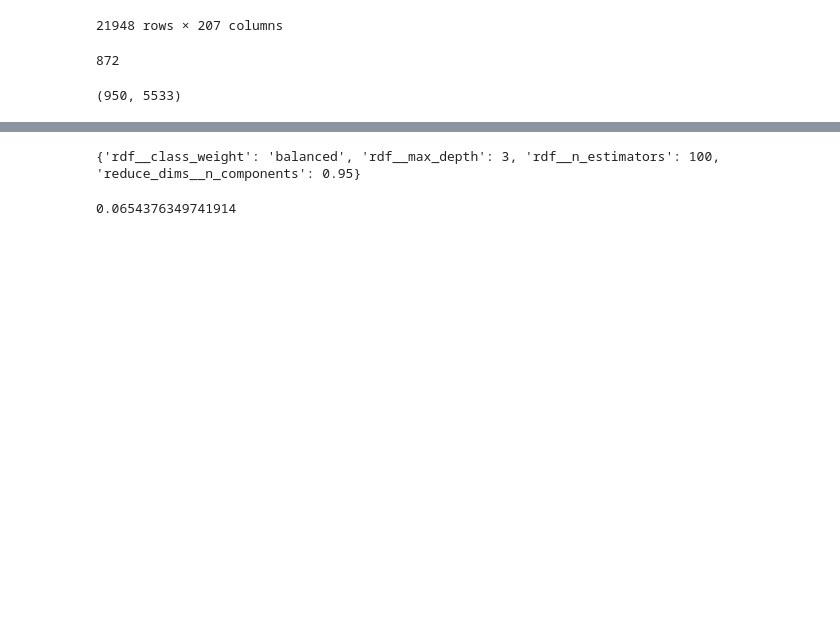
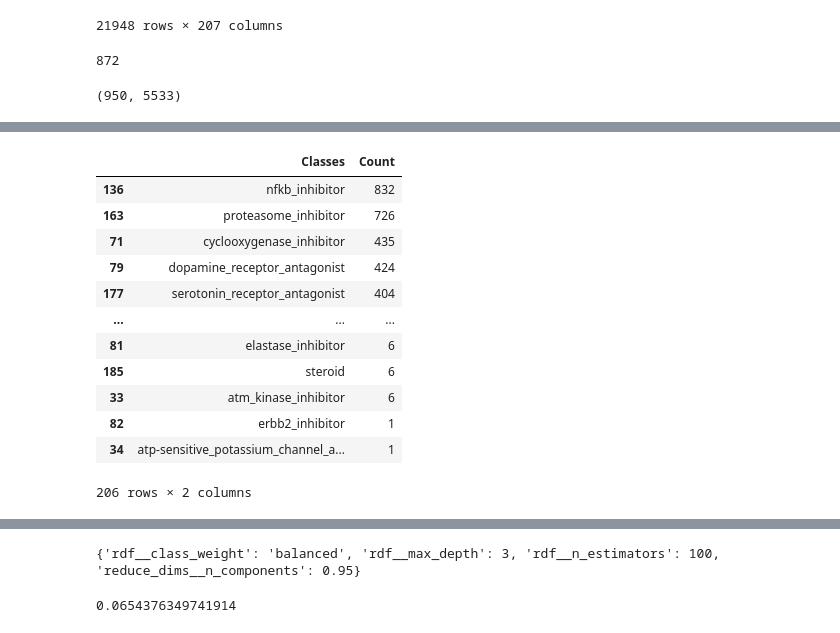
Before and after one commit to QingchuanLyu/Classifying-Mechanism-of-Action, a Jupyter notebook: Mechanisms of Action Classification.ipynb, the cells around one changed output, grey strips where cells are left out. Cells and saved outputs as stored; diff of their text form; code cells hidden in the pictures; blank space fills up the shorter version.

```diff
--- a/Mechanisms of Action Classification.ipynb
+++ b/Mechanisms of Action Classification.ipynb
@@ -417,0 +431,16 @@ In this section, I build pipelines that combine PCA and cross-validation, and tr
+# %%
+df_count_samples.sort_values(by = 'Count', ascending = False)
+# %% [output]
+|  | Classes | Count |
+| 136 | nfkb_inhibitor | 832 |
+| 163 | proteasome_inhibitor | 726 |
+| 71 | cyclooxygenase_inhibitor | 435 |
+| 79 | dopamine_receptor_antagonist | 424 |
+| 177 | serotonin_receptor_antagonist | 404 |
+| ... | ... | ... |
+| 81 | elastase_inhibitor | 6 |
+| 185 | steroid | 6 |
+| 33 | atm_kinase_inhibitor | 6 |
+| 82 | erbb2_inhibitor | 1 |
+| 34 | atp-sensitive_potassium_channel_a... | 1 |
+206 rows × 2 columns
```
Also changed, not shown: parts of 25 cells of this notebook.
